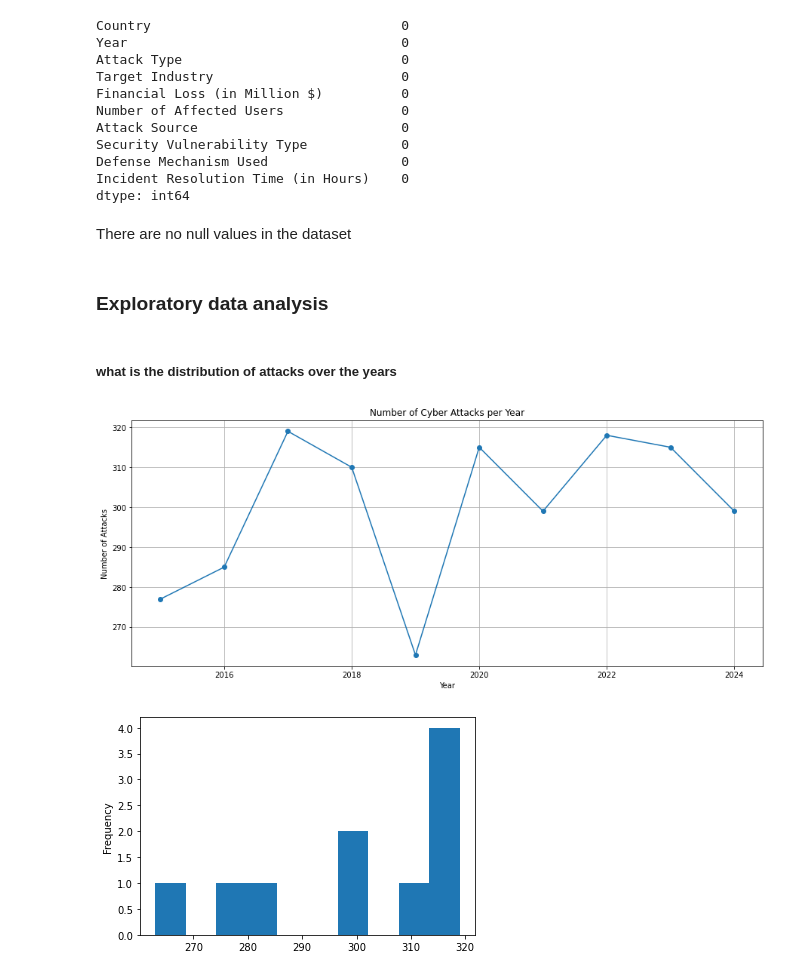
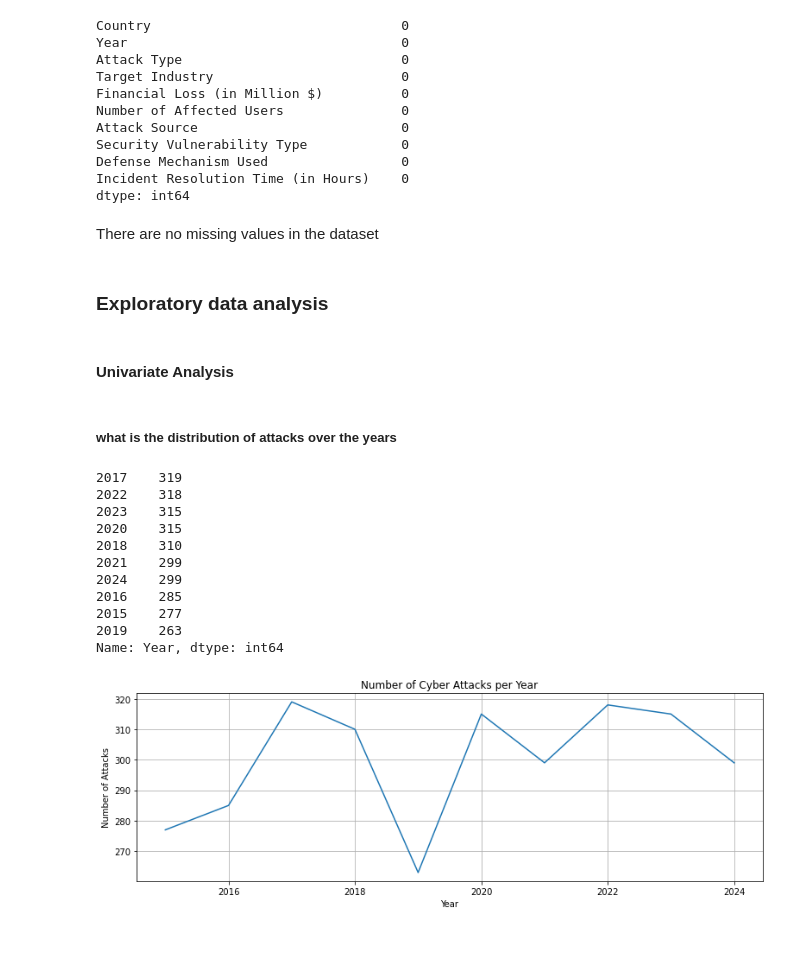
Before and after one commit to ochiengstephen254/cyber_threat_analysis, a Jupyter notebook: Cyber_Threat_Analysis.ipynb, the cells around one changed output. Cells and saved outputs as stored; diff of their text form; code cells hidden in the pictures; blank space fills up the shorter version.

Commit message:
univariate analysis

```diff
--- a/Cyber_Threat_Analysis.ipynb
+++ b/Cyber_Threat_Analysis.ipynb
@@ -32,7 +7,0 @@ AttributeError: module 'modules' has no attribute 'load_data'
-# %%
-#creating a function wrangle data
-def wrangle_data(file_path):
-    filepath=file_path
-    #loading the data
-    data=pd.read_csv(filepath)
-    return data
@@ -39,2 +12,16 @@ def wrangle_data(file_path):
+# %%
+def wrangle_data(file_path):
+
+    if 'csv' in file_path:
+        df = pd.read_csv(file_path)
+    elif 'xlsx' in file_path or 'xls' in file_path:
+        df = pd.read_excel(file_path)
+    else:
+        print("File type not supported.")
+        return None
+    return df
+# %%
+file_path="Global_Cybersecurity_Threats_2015-2024.csv"
+df=wrangle_data(file_path)
 # %%
 #checking for general information about the data
@@ -88,22 +85,34 @@ Defense Mechanism Used                 0
 Incident Resolution Time (in Hours)    0
 dtype: int64
 # %% [markdown]
-There are no null values in the dataset
+There are no missing  values in the dataset
 # %% [markdown]
 ### Exploratory data analysis
+# %% [markdown]
+#### Univariate Analysis
 # %% [markdown]
 ##### what is the distribution of attacks over the years
+# %%
+df['Year'].value_counts()
+# %% [output]
+2017    319
+2022    318
+2023    315
+2020    315
+2018    310
+2021    299
+2024    299
+2016    285
+2015    277
+2019    263
+Name: Year, dtype: int64
 # %%
-plt.figure(figsize=(15,6))
-data['Year'].value_counts().sort_index().plot(kind='line', marker='o')
+plt.figure(figsize=(13,4))
+df['Year'].value_counts().sort_index().plot()
 plt.title('Number of Cyber Attacks per Year')
 plt.xlabel('Year')
 plt.ylabel('Number of Attacks')
 plt.grid(True)
 plt.show()
 # %% [output]
-[figure, old version]
+[figure, new version]
-# %%
-data['Year'].value_counts().plot(kind="hist");
-# %% [output]
-[figure, removed]
```
Also changed, not shown: parts of 19 cells of this notebook.
